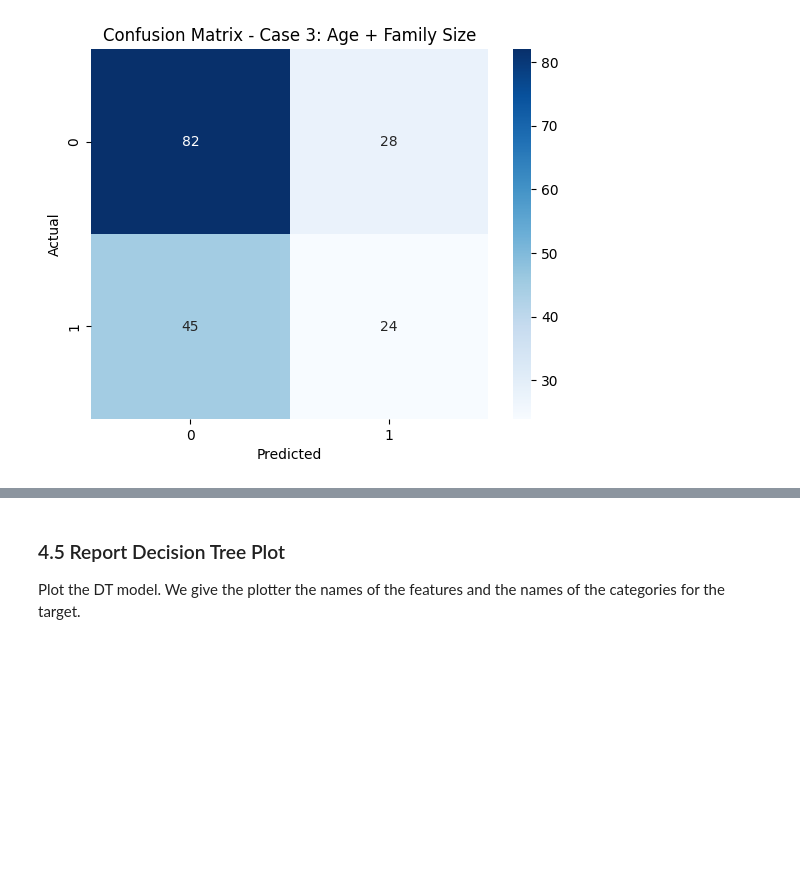
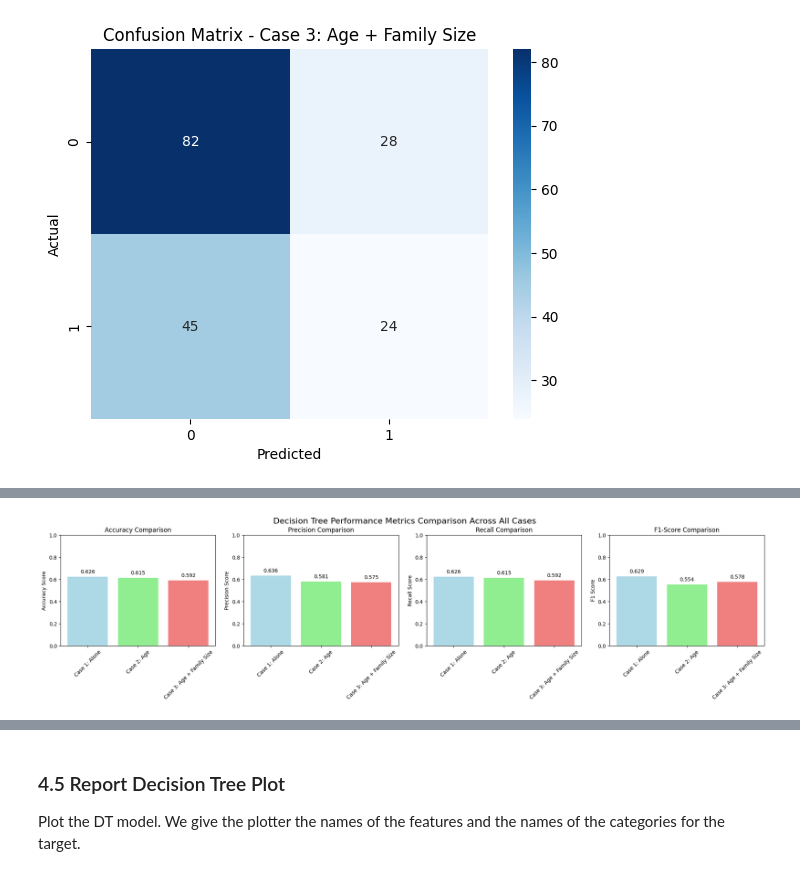
Before and after one commit to bjdawson23/applied-ml-branton, a Jupyter notebook: notebooks/project03/ml03_branton.ipynb, the cells around one changed output, grey strips where cells are left out. Drawn from its saved outputs; the diff is of its cells as text; code cells hidden in the pictures; blank space fills up the shorter version.

```diff
--- a/notebooks/project03/ml03_branton.ipynb
+++ b/notebooks/project03/ml03_branton.ipynb
@@ -361,0 +495,80 @@ plt.show()
+# %%
+# plot metrics for all three cases side by side
+
+# Extract metrics from classification reports for each case
+from sklearn.metrics import accuracy_score, precision_score, recall_score, f1_score
+
+# Calculate metrics for all three cases
+cases = ['Case 1: Alone', 'Case 2: Age', 'Case 3: Age + Family Size']
+predictions = [y1_test_pred, y2_test_pred, y3_test_pred]
+actuals = [y1_test, y2_test, y3_test]
+
+# Calculate metrics
+accuracy_scores = []
+precision_scores = []
+recall_scores = []
+f1_scores = []
+
+for pred, actual in zip(predictions, actuals):
+    accuracy_scores.append(accuracy_score(actual, pred))
+    precision_scores.append(precision_score(actual, pred, average='weighted'))
+    recall_scores.append(recall_score(actual, pred, average='weighted'))
+    f1_scores.append(f1_score(actual, pred, average='weighted'))
+
+# Create side-by-side bar plots for all metrics
+fig, axes = plt.subplots(1, 4, figsize=(20, 5))
+
+# Colors for each case
+colors = ['lightblue', 'lightgreen', 'lightcoral']
+
+# Plot accuracy
+axes[0].bar(cases, accuracy_scores, color=colors)
+axes[0].set_title('Accuracy Comparison')
+axes[0].set_ylabel('Accuracy Score')
+axes[0].set_ylim(0, 1)
+for i, v in enumerate(accuracy_scores):
+    axes[0].text(i, v + 0.02, f'{v:.3f}', ha='center', va='bottom')
+
+# Plot precision
+axes[1].bar(cases, precision_scores, color=colors)
+axes[1].set_title('Precision Comparison')
+axes[1].set_ylabel('Precision Score')
+axes[1].set_ylim(0, 1)
+for i, v in enumerate(precision_scores):
+    axes[1].text(i, v + 0.02, f'{v:.3f}', ha='center', va='bottom')
+
+# Plot recall
+axes[2].bar(cases, recall_scores, color=colors)
+axes[2].set_title('Recall Comparison')
+axes[2].set_ylabel('Recall Score')
+axes[2].set_ylim(0, 1)
+for i, v in enumerate(recall_scores):
+    axes[2].text(i, v + 0.02, f'{v:.3f}', ha='center', va='bottom')
+
+# Plot F1-score
+axes[3].bar(cases, f1_scores, color=colors)
+axes[3].set_title('F1-Score Comparison')
+axes[3].set_ylabel('F1 Score')
+axes[3].set_ylim(0, 1)
+for i, v in enumerate(f1_scores):
+    axes[3].text(i, v + 0.02, f'{v:.3f}', ha='center', va='bottom')
+
+# Rotate x-axis labels for better readability
+for ax in axes:
+    ax.tick_params(axis='x', rotation=45)
+
+plt.tight_layout()
+plt.suptitle('Decision Tree Performance Metrics Comparison Across All Cases',
+             fontsize=16, y=1.02)
+plt.show()
+
+# Print summary table
+print("\nDecision Tree Performance Summary:")
+print("=" * 70)
+print(f"{'Case':<25} {'Accuracy':<10} {'Precision':<10} {'Recall':<10} {'F1-Score':<10}")
+print("-" * 70)
+for i, case in enumerate(cases):
+    print(f"{case:<25} {accuracy_scores[i]:<10.3f} {precision_scores[i]:<10.3f} "
+          f"{recall_scores[i]:<10.3f} {f1_scores[i]:<10.3f}")
+# %% [output]
+[figure, added]
```
Also changed, not shown: parts of 11 cells of this notebook, 11 other files.
